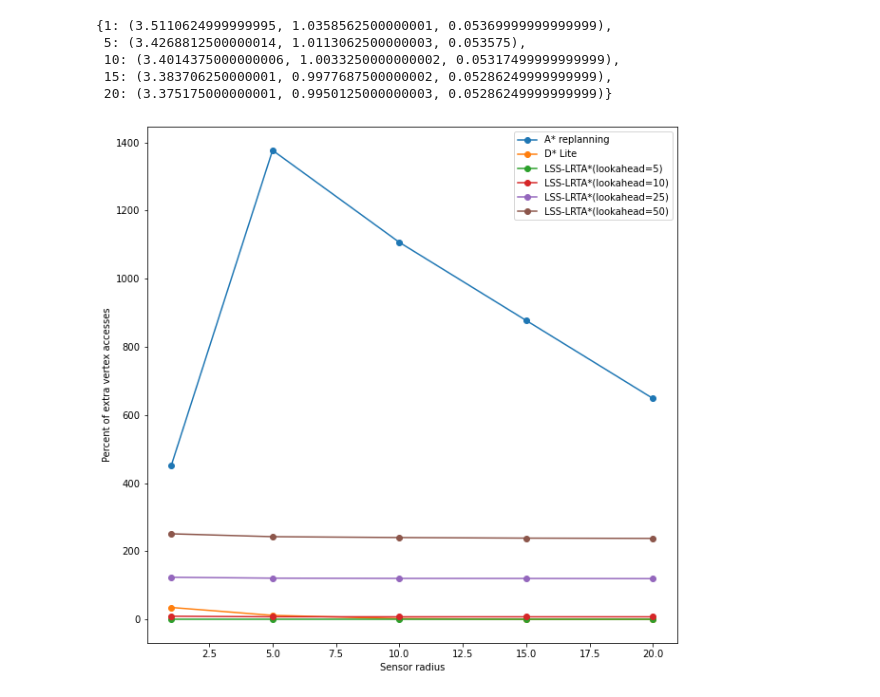
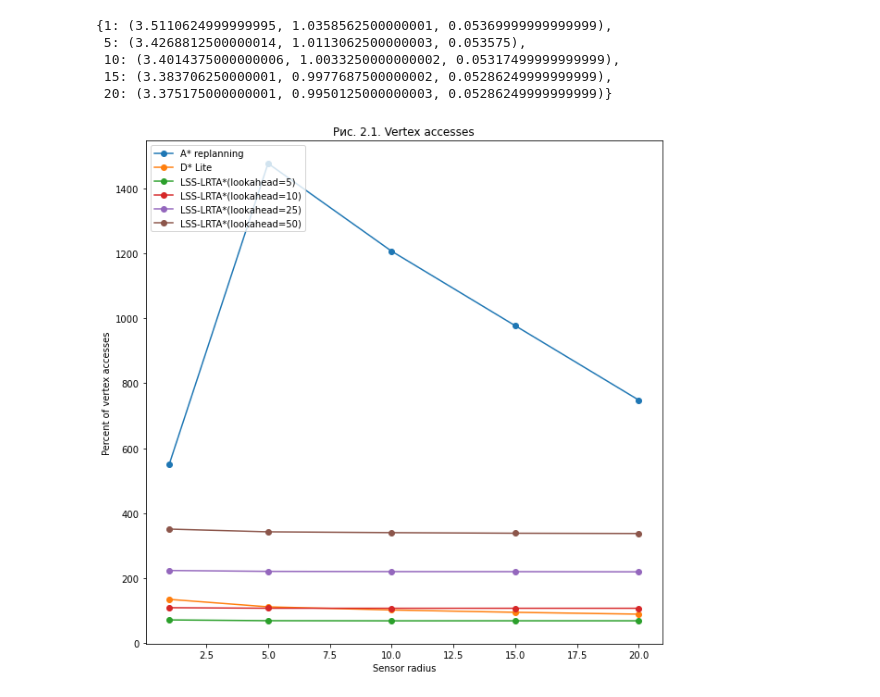
Before and after one commit to aokiga/d_star_lite, a Jupyter notebook: test_and_visual.ipynb, the cells around one changed output. Drawn from its saved outputs; the diff is of its cells as text; code cells hidden in the pictures.

```diff
--- a/test_and_visual.ipynb
+++ b/test_and_visual.ipynb
@@ -252,19 +254,19 @@ results_sensor_lssrta_50
  15: (3.383706250000001, 0.9977687500000002, 0.05286249999999999),
  20: (3.375175000000001, 0.9950125000000003, 0.05286249999999999)}
 # %%
-vertex_acceses_sensor_asr = np.array(list(map(lambda x: x[0], results_sensor_asr.values())))-1
-nodes_expanded_sensor_asr = np.array(list(map(lambda x: x[1], results_sensor_asr.values())))-1
-vertex_acceses_sensor_dsl = np.array(list(map(lambda x: x[0], results_sensor_dsl.values())))-1
-nodes_expanded_sensor_dsl = np.array(list(map(lambda x: x[1], results_sensor_dsl.values())))-1
+vertex_acceses_sensor_asr = np.array(list(map(lambda x: x[0], results_sensor_asr.values())))
+nodes_expanded_sensor_asr = np.array(list(map(lambda x: x[1], results_sensor_asr.values())))
+vertex_acceses_sensor_dsl = np.array(list(map(lambda x: x[0], results_sensor_dsl.values())))
+nodes_expanded_sensor_dsl = np.array(list(map(lambda x: x[1], results_sensor_dsl.values())))
 
-vertex_acceses_sensor_lssrta_5 = np.array(list(map(lambda x: x[0], results_sensor_lssrta_5.values())))-1
-nodes_expanded_sensor_lssrta_5 = np.array(list(map(lambda x: x[1], results_sensor_lssrta_5.values())))-1
-vertex_acceses_sensor_lssrta_10 = np.array(list(map(lambda x: x[0], results_sensor_lssrta_10.values())))-1
-nodes_expanded_sensor_lssrta_10 = np.array(list(map(lambda x: x[1], results_sensor_lssrta_10.values())))-1
-vertex_acceses_sensor_lssrta_25 = np.array(list(map(lambda x: x[0], results_sensor_lssrta_25.values())))-1
-nodes_expanded_sensor_lssrta_25 = np.array(list(map(lambda x: x[1], results_sensor_lssrta_25.values())))-1
-vertex_acceses_sensor_lssrta_50 = np.array(list(map(lambda x: x[0], results_sensor_lssrta_50.values())))-1
-nodes_expanded_sensor_lssrta_50 = np.array(list(map(lambda x: x[1], results_sensor_lssrta_50.values())))-1
+vertex_acceses_sensor_lssrta_5 = np.array(list(map(lambda x: x[0], results_sensor_lssrta_5.values())))
+nodes_expanded_sensor_lssrta_5 = np.array(list(map(lambda x: x[1], results_sensor_lssrta_5.values())))
+vertex_acceses_sensor_lssrta_10 = np.array(list(map(lambda x: x[0], results_sensor_lssrta_10.values())))
+nodes_expanded_sensor_lssrta_10 = np.array(list(map(lambda x: x[1], results_sensor_lssrta_10.values())))
+vertex_acceses_sensor_lssrta_25 = np.array(list(map(lambda x: x[0], results_sensor_lssrta_25.values())))
+nodes_expanded_sensor_lssrta_25 = np.array(list(map(lambda x: x[1], results_sensor_lssrta_25.values())))
+vertex_acceses_sensor_lssrta_50 = np.array(list(map(lambda x: x[0], results_sensor_lssrta_50.values())))
+nodes_expanded_sensor_lssrta_50 = np.array(list(map(lambda x: x[1], results_sensor_lssrta_50.values())))
 
 vertex_acceses_sensor_asr[vertex_acceses_sensor_asr < 0] = 0.0
 nodes_expanded_sensor_asr[nodes_expanded_sensor_asr < 0] = 0.0
@@ -282,17 +284,18 @@ nodes_expanded_sensor_lssrta_50[nodes_expanded_sensor_lssrta_50 < 0] = 0.0
 # %%
 plt.figure(figsize=(10,10))
 plt.plot(results_sensor_asr.keys(), vertex_acceses_sensor_asr*100, marker='o')
 plt.plot(results_sensor_asr.keys(), vertex_acceses_sensor_dsl*100, marker='o')
 plt.plot(results_sensor_lssrta_10.keys(), vertex_acceses_sensor_lssrta_5*100, marker='o')
 plt.plot(results_sensor_lssrta_10.keys(), vertex_acceses_sensor_lssrta_10*100, marker='o')
 plt.plot(results_sensor_lssrta_25.keys(), vertex_acceses_sensor_lssrta_25*100, marker='o')
 plt.plot(results_sensor_lssrta_50.keys(), vertex_acceses_sensor_lssrta_50*100, marker='o')
-plt.legend(['A* replanning', 'D* Lite', 'LSS-LRTA*(lookahead=5)', 'LSS-LRTA*(lookahead=10)', 'LSS-LRTA*(lookahead=25)', 'LSS-LRTA*(lookahead=50)'])
+plt.legend(['A* replanning', 'D* Lite', 'LSS-LRTA*(lookahead=5)', 'LSS-LRTA*(lookahead=10)', 'LSS-LRTA*(lookahead=25)', 'LSS-LRTA*(lookahead=50)'], loc='upper left')
 plt.xlabel('Sensor radius')
-plt.ylabel('Percent of extra vertex accesses')
+plt.ylabel('Percent of vertex accesses')
+plt.title('Рис. 2.1. Vertex accesses')
 plt.show()
 # %% [output]
-[figure, old version]
+[figure, new version]
 # %%
 plt.figure(figsize=(10,10))
 plt.plot(results_sensor_asr.keys(), nodes_expanded_sensor_asr*100, marker='o')
```
Also changed, not shown: parts of 16 cells of this notebook.
